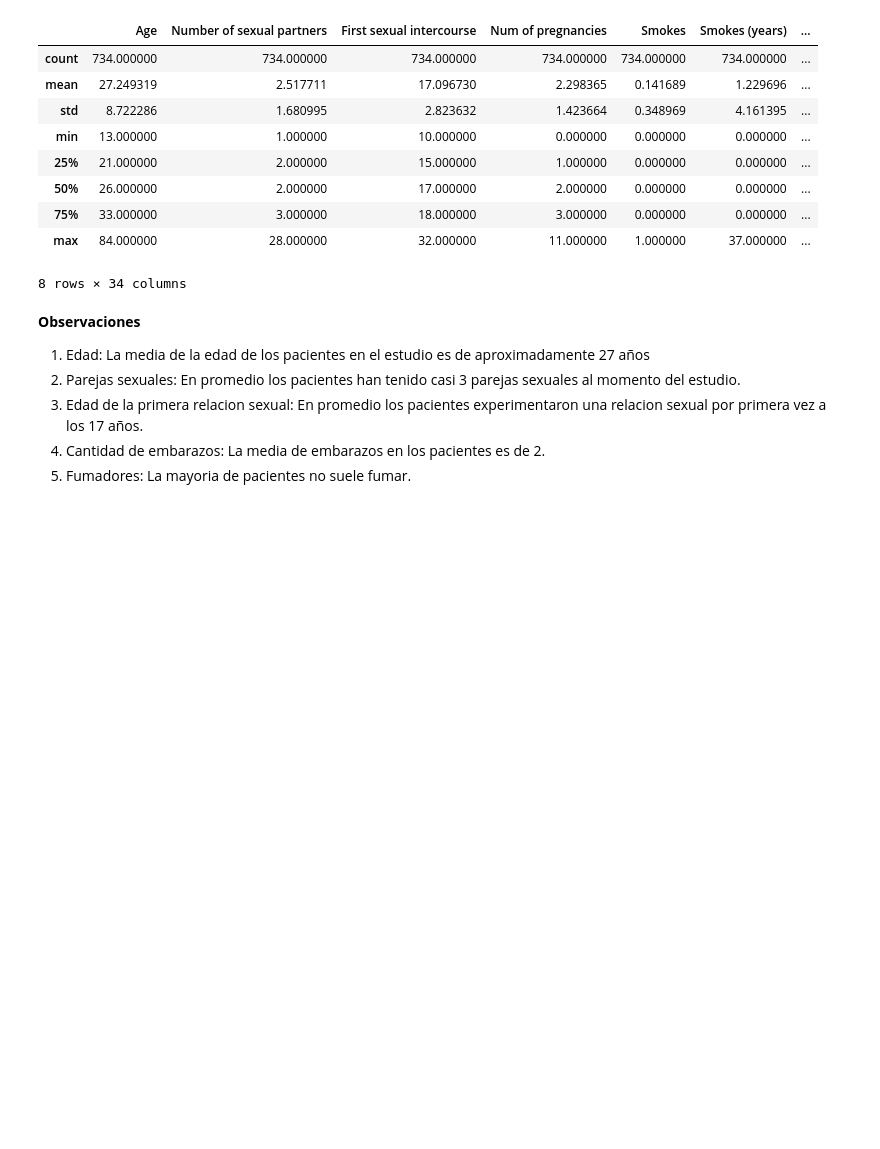
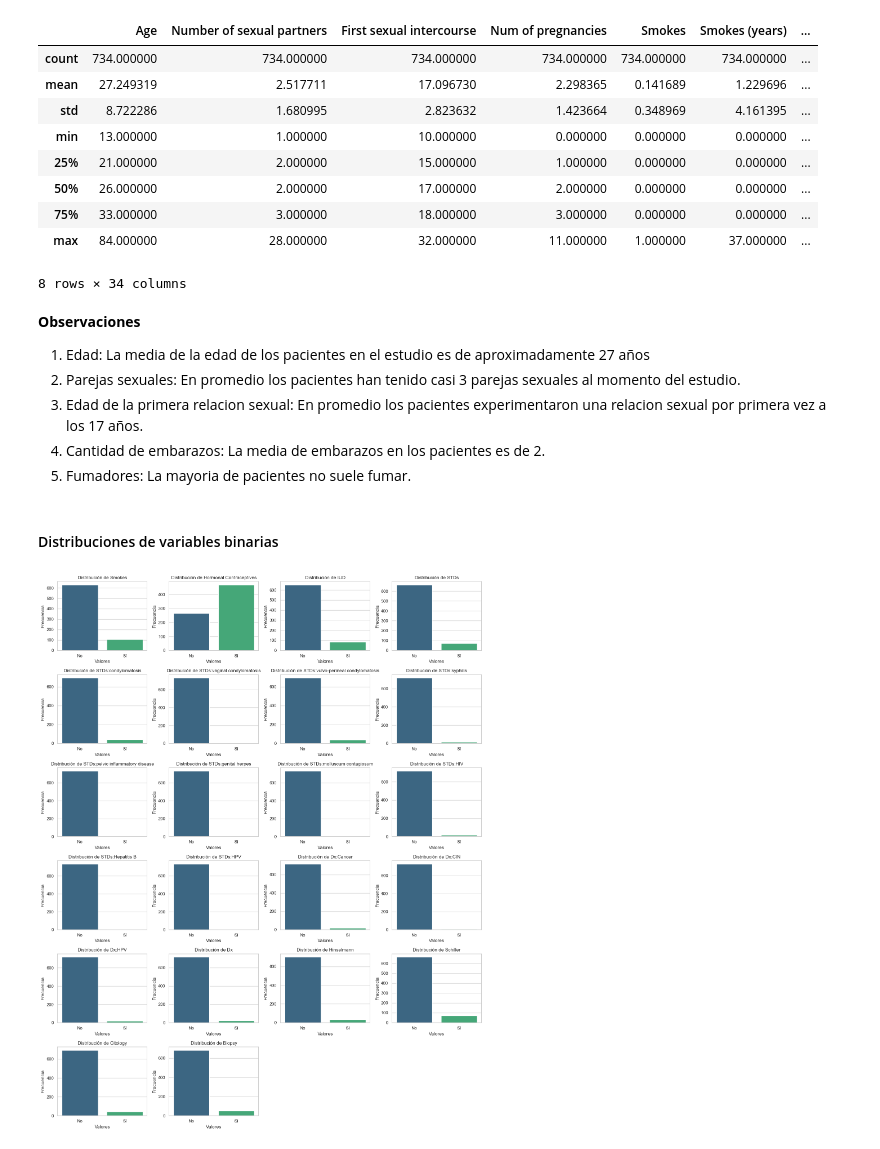
Before and after one commit to LeivaDiego/DataScience-Lab1, a Jupyter notebook: cervical_cancer.ipynb, the cells around one changed output. Drawn from its saved outputs; the diff is of its cells as text; code cells hidden in the pictures; blank space fills up the shorter version.

```diff
--- a/cervical_cancer.ipynb
+++ b/cervical_cancer.ipynb
@@ -201,7 +189,7 @@ binary = [col for col in numerical if data[col].nunique() == 2]
 discrete = [col for col in numerical if data[col].dtype == int and not col in binary]
 
 # Contar las variables cuantitativas continuas en el dataset de entreno
-continuous = [col for col in numerical if col not in discrete]
+continuous = [col for col in numerical if col not in discrete and not col in binary]
 
 
 print(f"Hay {len(numerical)} variables cuantitativas en el dataset\n")
@@ -338,12 +328,12 @@ threshold = 0.5
 data_clean = data_clean[data_clean.columns[data_clean.isnull().mean() < threshold]]
 
 numerical_temp = numerical.copy()
-numerical_temp = [col for col in numerical_temp if col in data_clean.columns]
+numerical = [col for col in numerical_temp if col in data_clean.columns]
 
 # Imputar los valores faltantes con la media para variables continuas
 # con menos de 10% de valores faltantes
 mean_threshold = 10
-for column in numerical_temp:
+for column in numerical:
     null_pecentage = data_clean[column].isnull().mean() * 100
     if null_pecentage < mean_threshold:
         median = data_clean[column].median()
@@ -432,3 +422,38 @@ data_clean.describe()
 3. Edad de la primera relacion sexual: En promedio los pacientes experimentaron una relacion sexual por primera vez a los 17 años.
 4. Cantidad de embarazos: La media de embarazos en los pacientes es de 2.
 5. Fumadores: La mayoria de pacientes no suele fumar.
+# %% [markdown]
+#### Distribuciones de variables binarias
+# %%
+# Contar las variables cuantitativas binarias en el dataset de entreno
+binary = [col for col in numerical if data_clean[col].nunique() == 2]
+binary_qty = len(binary)
+
+# Map binary values to "Sí" and "No"
+data_mapped = data_clean.copy()
+data_mapped[binary] = data_mapped[binary].replace({1: 'Sí', 0: 'No'})
+
+# Configuracion de la figura
+sns.set_theme(style="whitegrid")
+
+# Crear una figura para múltiples gráficos
+fig, axes = plt.subplots((binary_qty + 3) // 4, 4, figsize=(16, 20))  # Adjust according to the number of binary variables
+
+# Flatten the axes array for easy iteration
+axes = axes.flatten()
+
+# Plot each binary variable as a bar graph
+for i, col in enumerate(binary):
+    ax = axes[i]
+    sns.countplot(x=data_mapped[col], hue=data_clean[col], palette='viridis', ax=ax, legend=False)
+    ax.set_title(f'Distribución de {col}')
+    ax.set_xlabel('Valores')
+    ax.set_ylabel('Frecuencia')
+
+# Remove any empty subplots
+for j in range(i + 1, len(axes)):
+    fig.delaxes(axes[j])
+
+plt.tight_layout()
+# %% [output]
+[figure, added]
```
Also changed, not shown: parts of 4 cells of this notebook.
